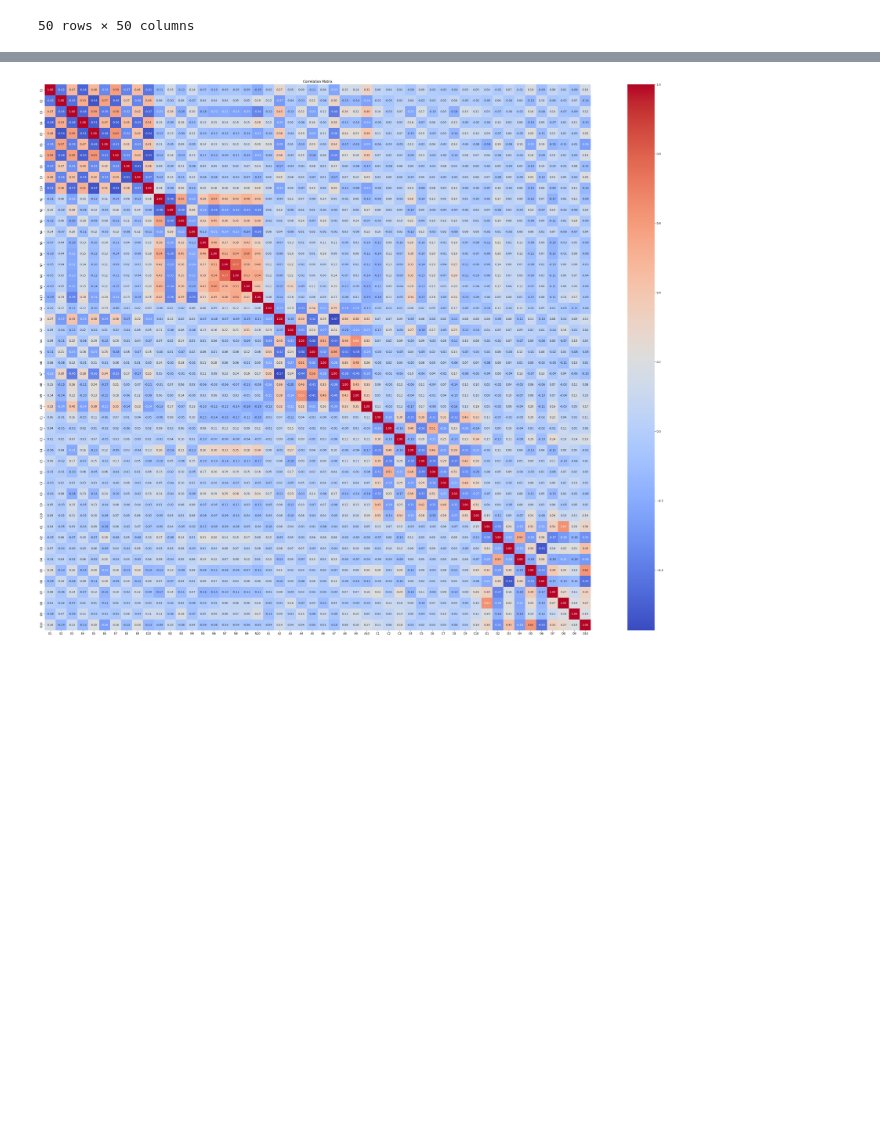
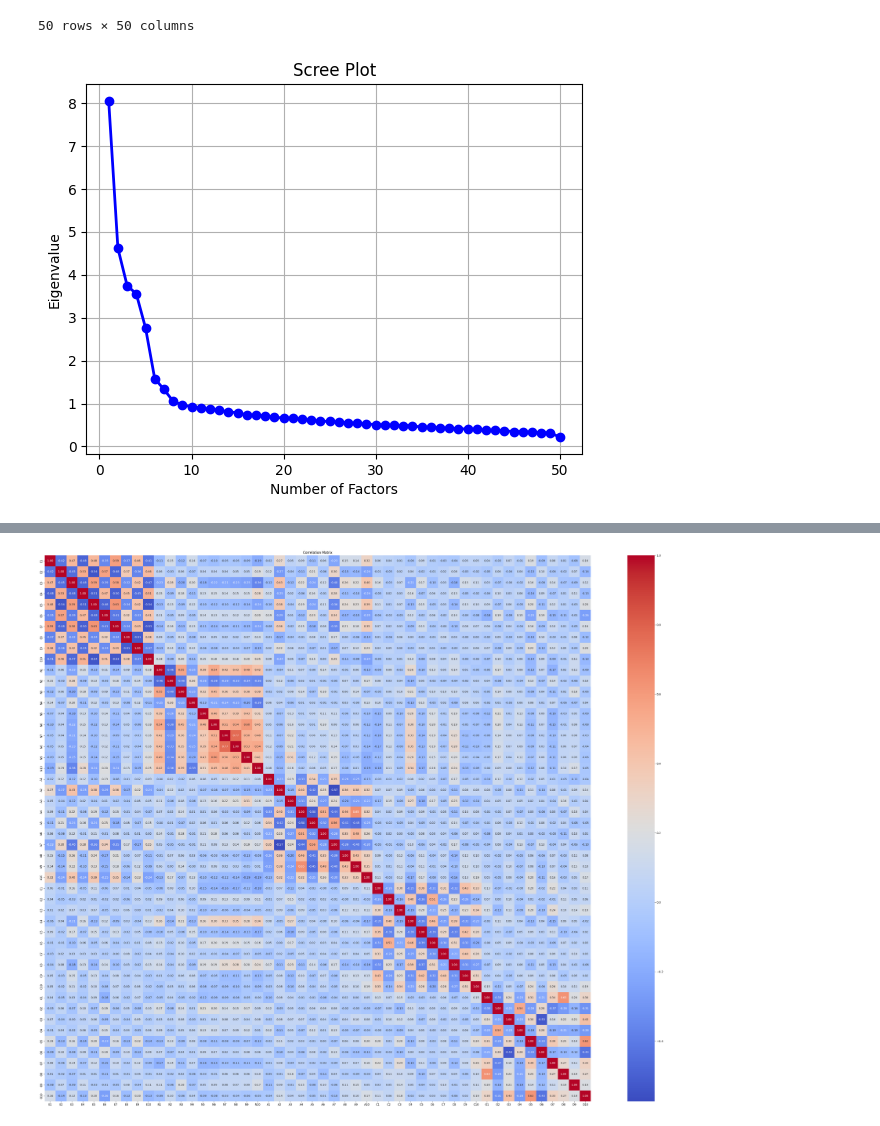
Before and after one commit to MaliheDahmardeh/EFA-analysis, a Jupyter notebook: EFA.ipynb, the cells around one changed output, grey strips where cells are left out. Cells and saved outputs as stored; diff of their text form; code cells hidden in the pictures; blank space fills up the shorter version.

```diff
--- a/EFA.ipynb
+++ b/EFA.ipynb
@@ -96,6 +96,23 @@ corr_matrix
 | O9 | -0.080613 | 0.066212 | -0.088141 | 0.110283 | -0.025336 | -0.014719 | -0.053207 | 0.083540 | -0.037589 | 0.113209 | ... | ... |
 | O10 | 0.163746 | -0.140338 | 0.121873 | -0.128684 | 0.196498 | -0.257166 | 0.164817 | -0.116648 | 0.200057 | -0.131437 | ... | ... |
 50 rows × 50 columns
+# %%
+# Perform factor analysis
+fa = FactorAnalyzer(n_factors=10, rotation=None)
+fa.fit(selected_df)
+
+# Get the eigenvalues
+eigenvalues = fa.get_eigenvalues()[0]
+
+# Plot the scree plot
+plt.plot(range(1, len(eigenvalues) + 1), eigenvalues, 'bo-', linewidth=2)
+plt.xlabel('Number of Factors')
+plt.ylabel('Eigenvalue')
+plt.title('Scree Plot')
+plt.grid(True)
+plt.show()
+# %% [output]
+[figure, added]
 # %%
 from factor_analyzer import FactorAnalyzer
 
```
Also changed, not shown: parts of 3 cells of this notebook.
